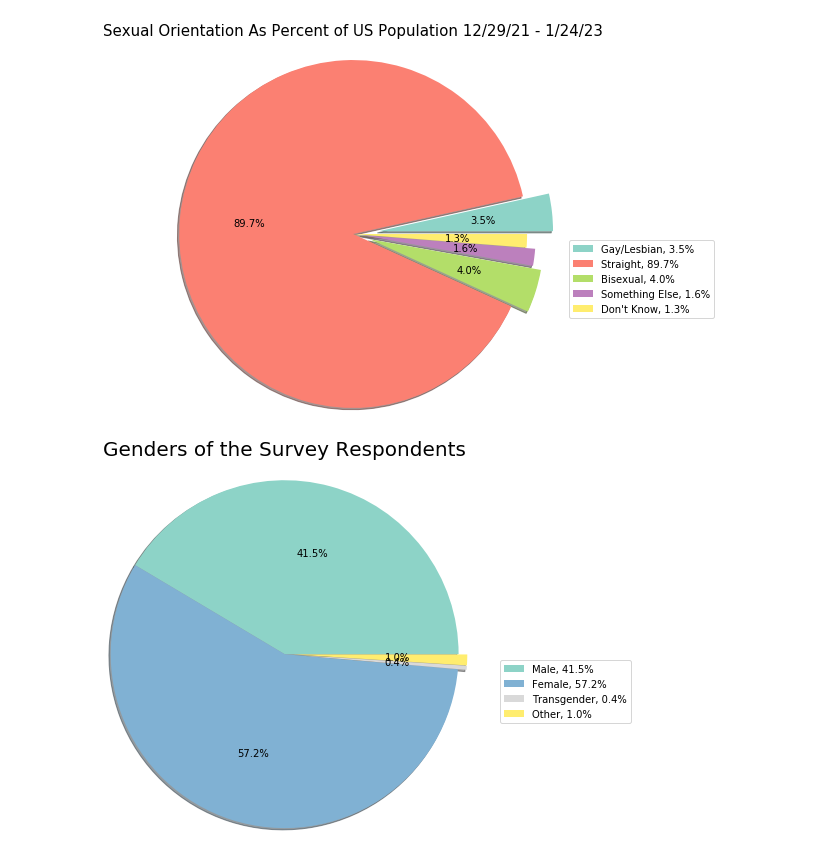
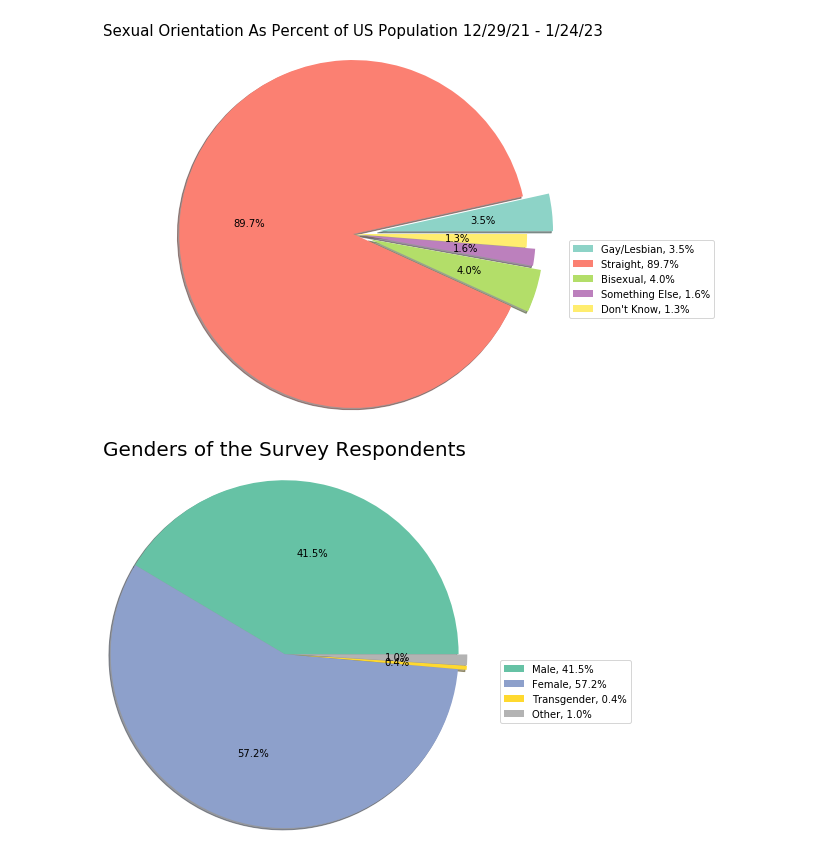
Before and after one commit to ginaleonardi/project_1, a Jupyter notebook: josh1.ipynb, the cells around one changed output. Saved outputs shown, nothing was run; the diff lists cells and outputs as text; code cells hidden in the pictures.

Commit message:
updating the graph for gender

```diff
--- a/josh1.ipynb
+++ b/josh1.ipynb
@@ -155,16 +155,16 @@ plt.show()
 # %%
 g_counts = clean_df['SCRAM'].groupby(clean_df['GEN ID DESCRIBE']).count()
 explode = [0.0, 0., 0.1, 0.1]
 pct = [41.5,57.2, .4, 1]
 
 labels = ['Male', 'Female', 'Transgender', 'Other']
 labels = [f'{l}, {s:0.1f}%' for l, s in zip(labels, pct)]
-g_pie = g_counts.plot(kind='pie', labels=labels,explode=explode,colormap='Set3', shadow=True, autopct='%1.1f%%', radius=2, legend=True, labeldistance=None)
+g_pie = g_counts.plot(kind='pie', labels=labels,explode=explode,colormap='Set2', shadow=True, autopct='%1.1f%%', radius=2, legend=True, labeldistance=None)
 plt.legend( bbox_to_anchor=(1,0.5), loc="best", fontsize=10,
            bbox_transform=plt.gcf().transFigure)
 g_pie.yaxis.set_visible(False)
 plt.title('Genders of the Survey Respondents', pad=90,fontsize=20)
 plt.savefig('Genders of the Survey Respondents.png',bbox_inches='tight')
 plt.show()
 # %% [output]
-[figure, old version]
+[figure, new version]
```
Also changed, not shown: 1 other file.
